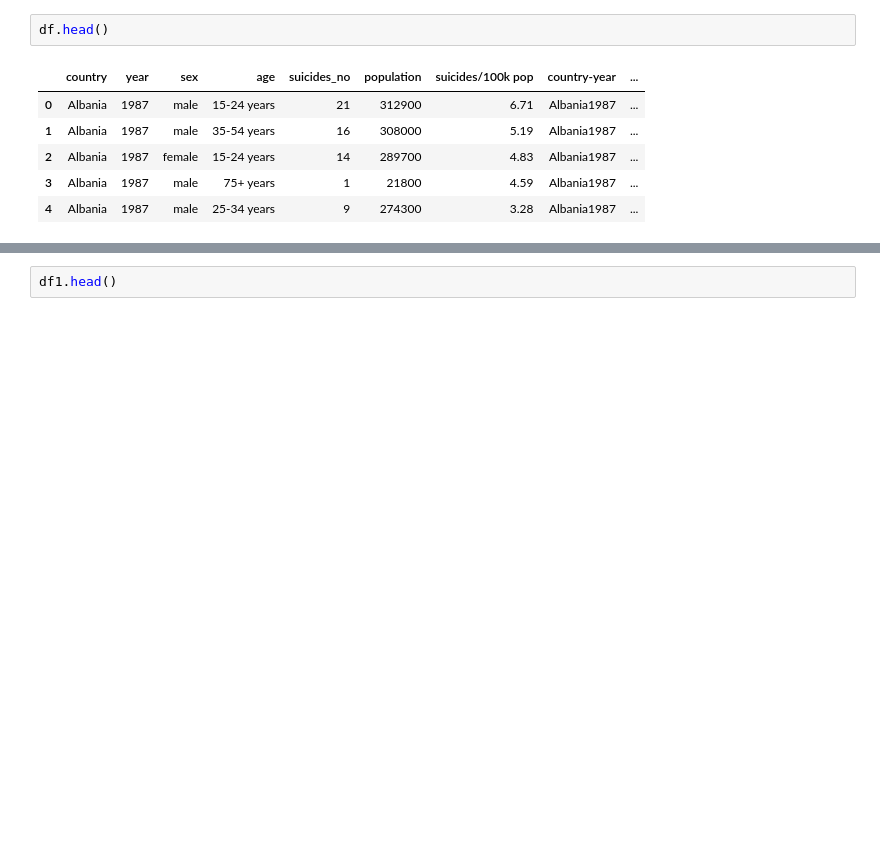
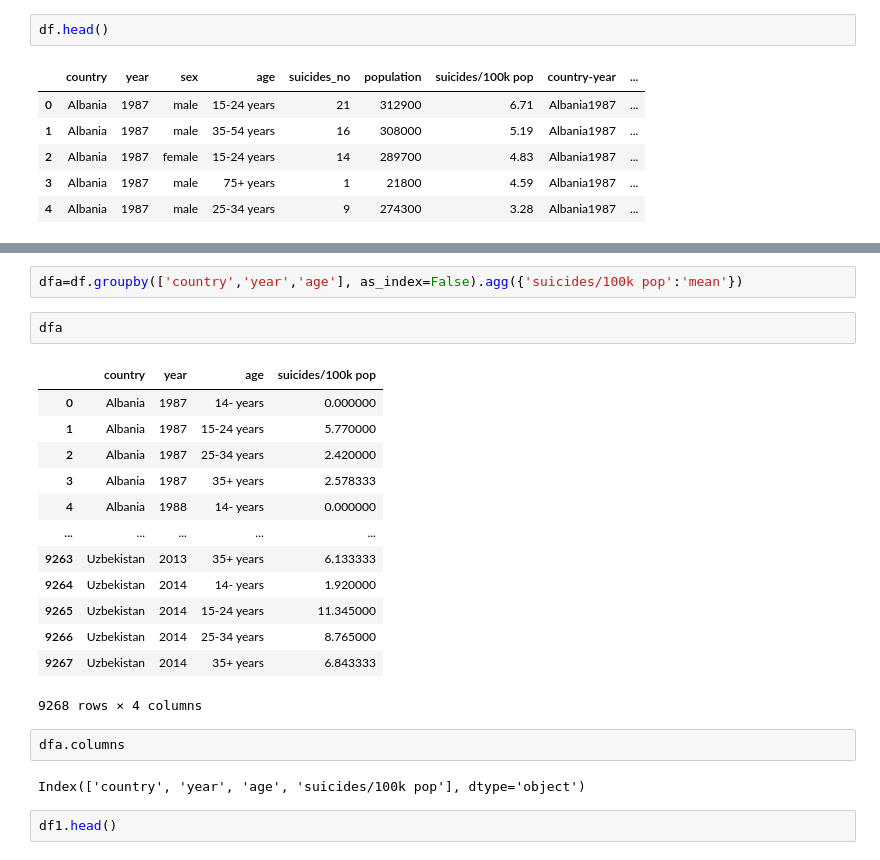
Before and after one commit to Brunadiasmiguel/depression, a Jupyter notebook: data-wrangling/country-sex-age2.ipynb, the cells around one changed output, grey strips where cells are left out. Cells and saved outputs as stored; diff of their text form; blank space fills up the shorter version.

```diff
--- a/data-wrangling/country-sex-age2.ipynb
+++ b/data-wrangling/country-sex-age2.ipynb
@@ -19,3 +46,25 @@ df.head()
+# %%
+dfa=df.groupby(['country','year','age'], as_index=False).agg({'suicides/100k pop':'mean'})
+# %%
+dfa
+# %% [output]
+|  | country | year | age | suicides/100k pop |
+| 0 | Albania | 1987 | 14- years | 0.000000 |
+| 1 | Albania | 1987 | 15-24 years | 5.770000 |
+| 2 | Albania | 1987 | 25-34 years | 2.420000 |
+| 3 | Albania | 1987 | 35+ years | 2.578333 |
+| 4 | Albania | 1988 | 14- years | 0.000000 |
+| ... | ... | ... | ... | ... |
+| 9263 | Uzbekistan | 2013 | 35+ years | 6.133333 |
+| 9264 | Uzbekistan | 2014 | 14- years | 1.920000 |
+| 9265 | Uzbekistan | 2014 | 15-24 years | 11.345000 |
+| 9266 | Uzbekistan | 2014 | 25-34 years | 8.765000 |
+| 9267 | Uzbekistan | 2014 | 35+ years | 6.843333 |
+9268 rows × 4 columns
+# %%
+dfa.columns
+# %% [output]
+Index(['country', 'year', 'age', 'suicides/100k pop'], dtype='object')
 # %%
 df1.head()
 # %% [output]
```
Also changed, not shown: parts of 14 cells of this notebook.
